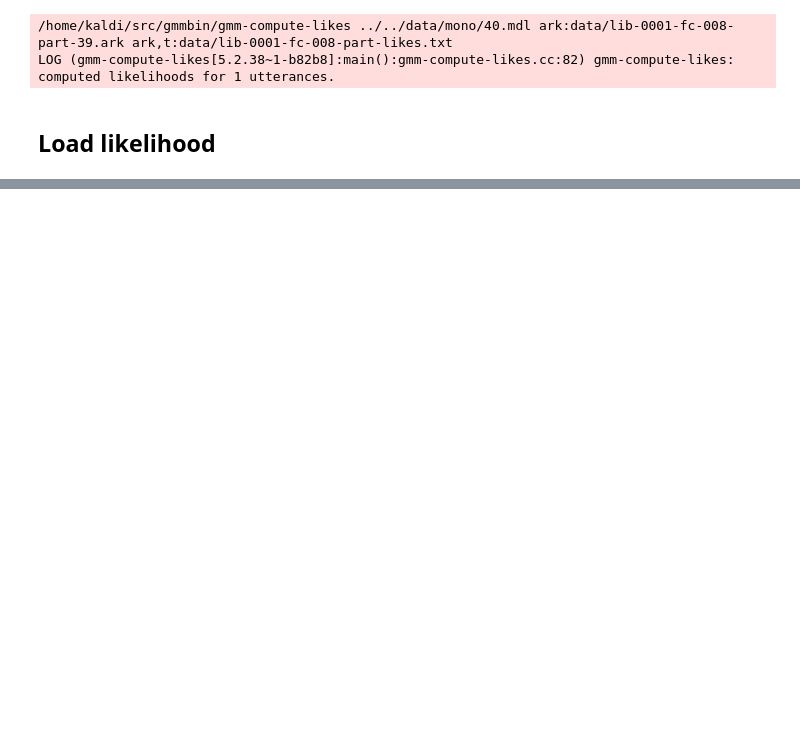
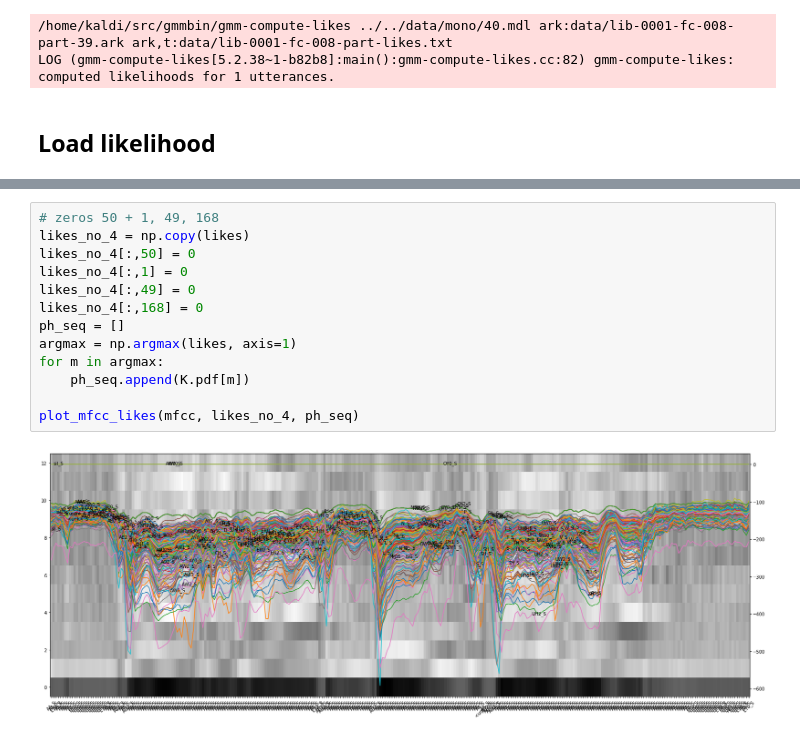
Before and after one commit to jaekookang/kaldi_tools, a Jupyter notebook: tools/calculate_likelihood_per_frame/calculate_likelihood_per_frame.ipynb, the cells around one changed output, grey strips where cells are left out. Drawn from its saved outputs; the diff is of its cells as text; blank space fills up the shorter version.

```diff
--- a/tools/calculate_likelihood_per_frame/calculate_likelihood_per_frame.ipynb
+++ b/tools/calculate_likelihood_per_frame/calculate_likelihood_per_frame.ipynb
@@ -133,0 +214,15 @@ K = GetParam()
+# %%
+# zeros 50 + 1, 49, 168
+likes_no_4 = np.copy(likes)
+likes_no_4[:,50] = 0
+likes_no_4[:,1] = 0
+likes_no_4[:,49] = 0
+likes_no_4[:,168] = 0
+ph_seq = []
+argmax = np.argmax(likes, axis=1)
+for m in argmax:
+    ph_seq.append(K.pdf[m])
+
+plot_mfcc_likes(mfcc, likes_no_4, ph_seq)
+# %% [output]
+[figure, added]
```
Also changed, not shown: parts of 18 cells of this notebook, 33 other files.
